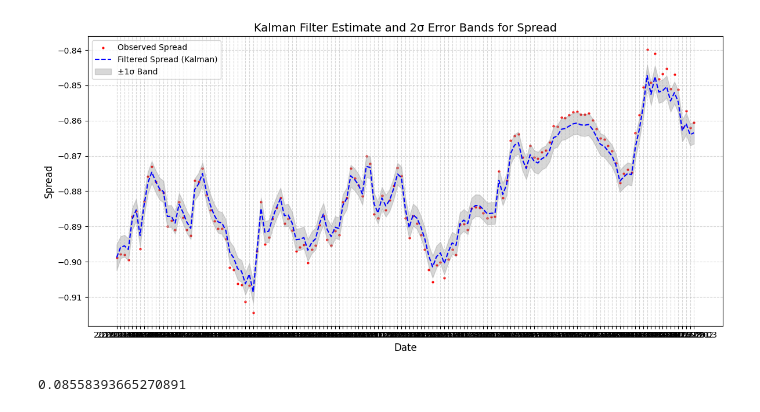
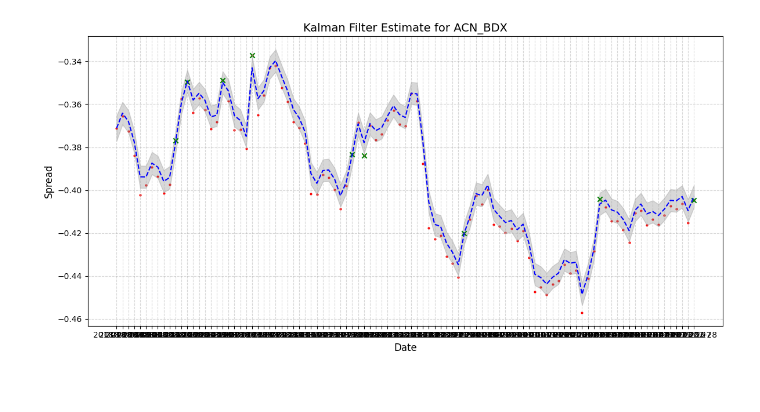
Before and after one commit to J4KU81409/master_thesis, a Jupyter notebook: kalman_model.ipynb, the cells around one changed output. Cells and saved outputs as stored; diff of their text form; code cells hidden in the pictures.

```diff
--- a/kalman_model.ipynb
+++ b/kalman_model.ipynb
@@ -214,34 +275,41 @@ Final delta_spread: -0.0029392244171859705
 # %%
-# Compute upper and lower bands
-upper_band = x_est + np.sqrt(R_est.values)
-lower_band = x_est - np.sqrt(R_est.values)
 
-# Create the plot
-plt.figure(figsize=(12, 6))
+def plot_kalman(pair, x_est, y_obs, R_est, result):
+    """
+    Plot Kalman Filter spread estimate with ±1σ bands and residual markers.
 
-# Plot observed values
-plt.scatter(y_obs.index, y_obs.values, label='Observed Spread', color='red', s = 4)
+    Parameters:
+        pair (str): Name of the spread column to visualize, e.g., "AEP_PCG"
+        x_est (DataFrame): Kalman filtered estimate of the spread
+        y_obs (DataFrame): Observed spread values
+        R_est (DataFrame): Estimated variance
+    """
+    # Compute upper and lower 1σ bands
+    upper_band = x_est[pair] + np.sqrt(R_est[pair].values)
+    lower_band = x_est[pair] - np.sqrt(R_est[pair].values)
+    # Compute residuals
+    returns = result[pair]
+    # Indices where residuals are non-zero
+    nonzero_mask = returns != 0
+    pos_mask = (returns > 0) & nonzero_mask
+    neg_mask = (returns < 0) & nonzero_mask
+    # Plotting
+    plt.figure(figsize=(12, 6))
+    plt.scatter(y_obs[pair].index, y_obs[pair].values, label='Observed Spread', color='red', s=4)
+    plt.plot(x_est[pair].index, x_est[pair].values, label='Filtered Spread (Kalman)', color='blue', linestyle='--')
+    plt.fill_between(x_est[pair].index, lower_band, upper_band, color='gray', alpha=0.3, label='±1σ Band')
+    # Plot residual markers
+    plt.scatter(returns.index[pos_mask], y_obs[pair][pos_mask], marker='x', color='green', label='Return')
+    plt.scatter(returns.index[neg_mask], y_obs[pair][neg_mask], marker='x', color='red', label='Loss')
+    # Formatting
+    plt.title(f'Kalman Filter Estimate for {pair}', fontsize=14)
+    plt.xlabel('Date', fontsize=12)
+    plt.ylabel('Spread', fontsize=12)
+    #plt.legend(loc='upper right', fontsize=10)
+    plt.grid(True, linestyle='--', alpha=0.5)
+    plt.tight_layout()
+    plt.show()
 
-# Plot estimated (filtered) values
-plt.plot(x_est.index, x_est.values, label='Filtered Spread (Kalman)', color='blue', linestyle='--')
-
-# Plot the confidence bands
-plt.fill_between(x_est.index, lower_band, upper_band, color='gray', alpha=0.3, label='±1σ Band')
-
-# Formatting
-plt.title('Kalman Filter Estimate and 2σ Error Bands for Spread', fontsize=14)
-plt.xlabel('Date', fontsize=12)
-plt.ylabel('Spread', fontsize=12)
-plt.legend(loc='upper left', fontsize=10)
-plt.grid(True, linestyle='--', alpha=0.5)
-plt.tight_layout()
-
-# Display the plot
-plt.show()
+plot_kalman("ACN_BDX", x_est, y_obs, R_est,result)
 # %% [output]
-[figure, old version]
+[figure, new version]
-# %%
-# return from trading KO_PEP
-sum(result["KO_PEP"])
-# %% [output]
-0.08558393665270891
```
Also changed, not shown: parts of 4 cells of this notebook, 3 other files.
